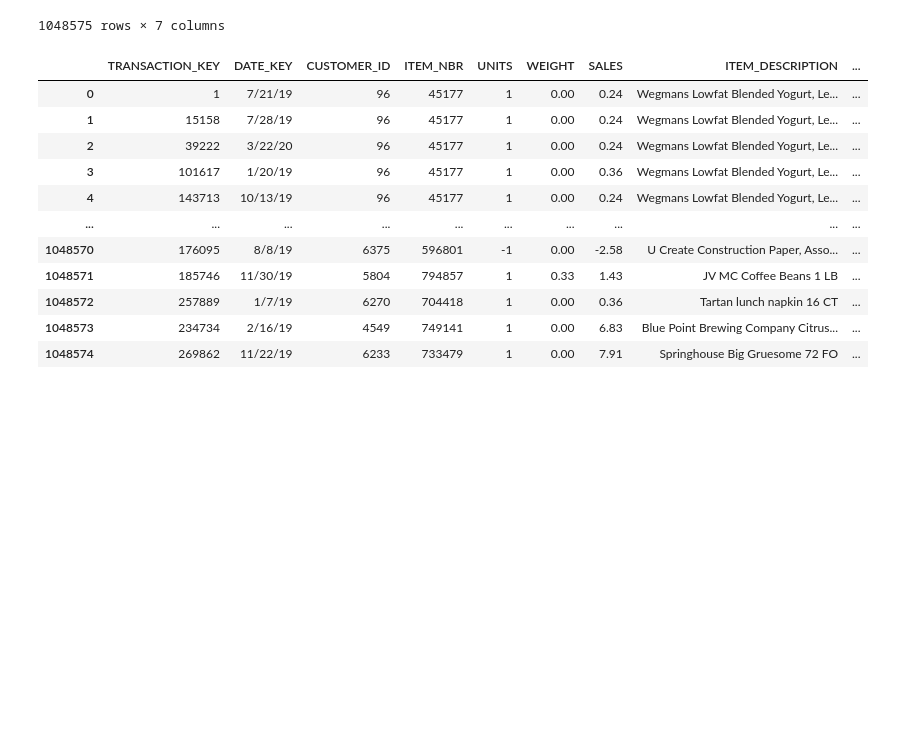
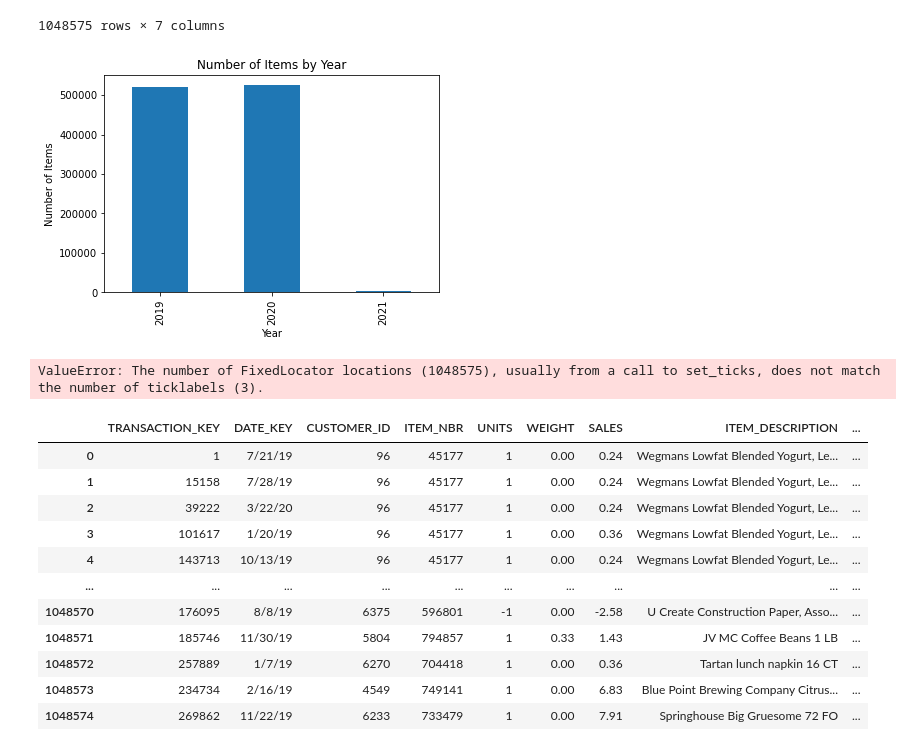
Before and after one commit to mtienpasertkij/Wegmans-Project, a Jupyter notebook: EDA.ipynb, the cells around one changed output. Drawn from its saved outputs; the diff is of its cells as text; code cells hidden in the pictures; blank space fills up the shorter version.

```diff
--- a/EDA.ipynb
+++ b/EDA.ipynb
@@ -196,6 +196,27 @@ sales
 | 1048573 | 81411 | 5/1/20 | 696 | 10259 | 1 | 0.0 | 2.15 |
 | 1048574 | 82491 | 5/1/20 | 3042 | 6918 | 1 | 0.0 | 2.15 |
 1048575 rows × 7 columns
+# %%
+sales["DATE_KEY"] =  pd.to_datetime(sales["DATE_KEY"])
+sales["DATE_KEY"].dt.year.value_counts(sort = False).plot.bar()
+
+plt.title("Number of Items by Year")
+
+plt.xlabel("Year")
+plt.ylabel("Number of Items")
+
+plt.show()
+# %% [output]
+[figure, added]
+# %%
+fig, ax = plt.subplots()
+
+ax.set_ylabel('Population(in million)')
+ax.set_title('Years')
+ax.set_xticks(pd.to_datetime(sales["DATE_KEY"]))
+ax.set_xticklabels(sales["DATE_KEY"].dt.year.value_counts(sort = False))
+# %% [output]
+ValueError: The number of FixedLocator locations (1048575), usually from a call to set_ticks, does not match the number of ticklabels (3).
 # %%
 wegmansAll
 # %% [output]
```
